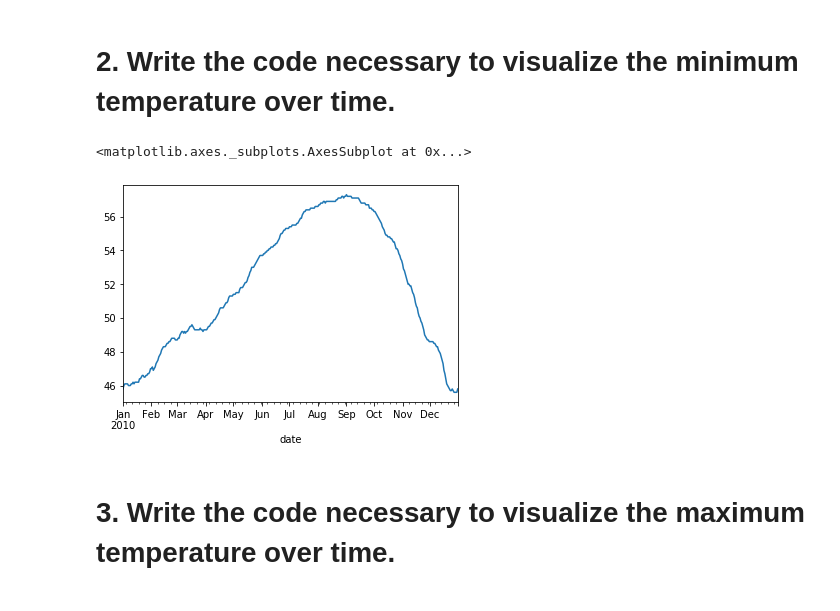
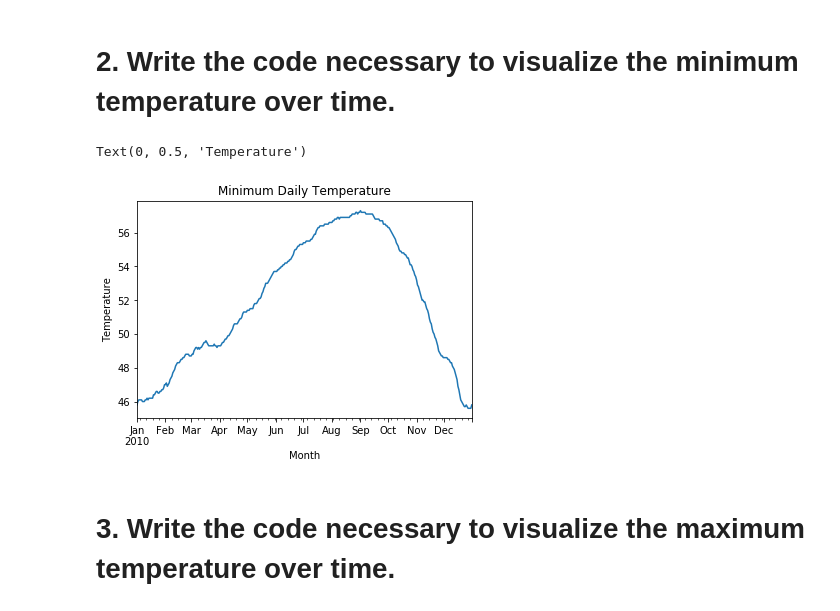
Before and after one commit to george887/time-series-exercises, a Jupyter notebook: time-series-manipulation.ipynb, the cells around one changed output. Saved outputs shown, nothing was run; the diff lists cells and outputs as text; code cells hidden in the pictures.

```diff
--- a/time-series-manipulation.ipynb
+++ b/time-series-manipulation.ipynb
@@ -63,9 +39,13 @@ df.resample('D').mean().temp.plot()
 # %% [markdown]
 # 2. Write the code necessary to visualize the minimum temperature over time.
-# %%
-df.resample('D').min().temp.plot()
-# %% [output]
-<matplotlib.axes._subplots.AxesSubplot at 0x...>
-[figure, removed]
+# %%
+min_temp = df.resample('D').min().temp
+min_temp.plot()
+plt.title('Minimum Daily Temperature')
+plt.xlabel('Month')
+plt.ylabel('Temperature')
+# %% [output]
+Text(0, 0.5, 'Temperature')
+[figure, added]
 # %% [markdown]
 # 3. Write the code necessary to visualize the maximum temperature over time.
```
Also changed, not shown: parts of 49 cells of this notebook.
